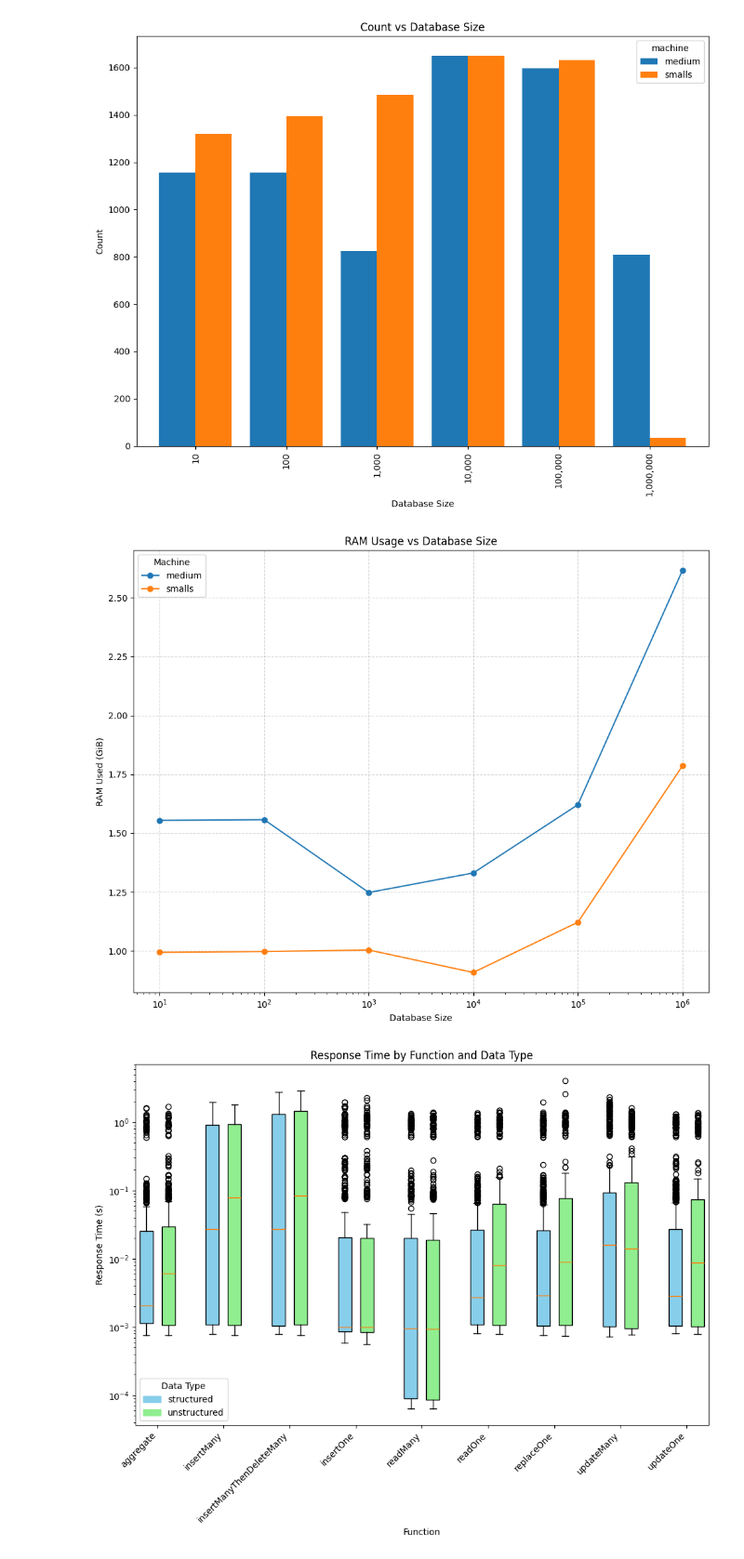
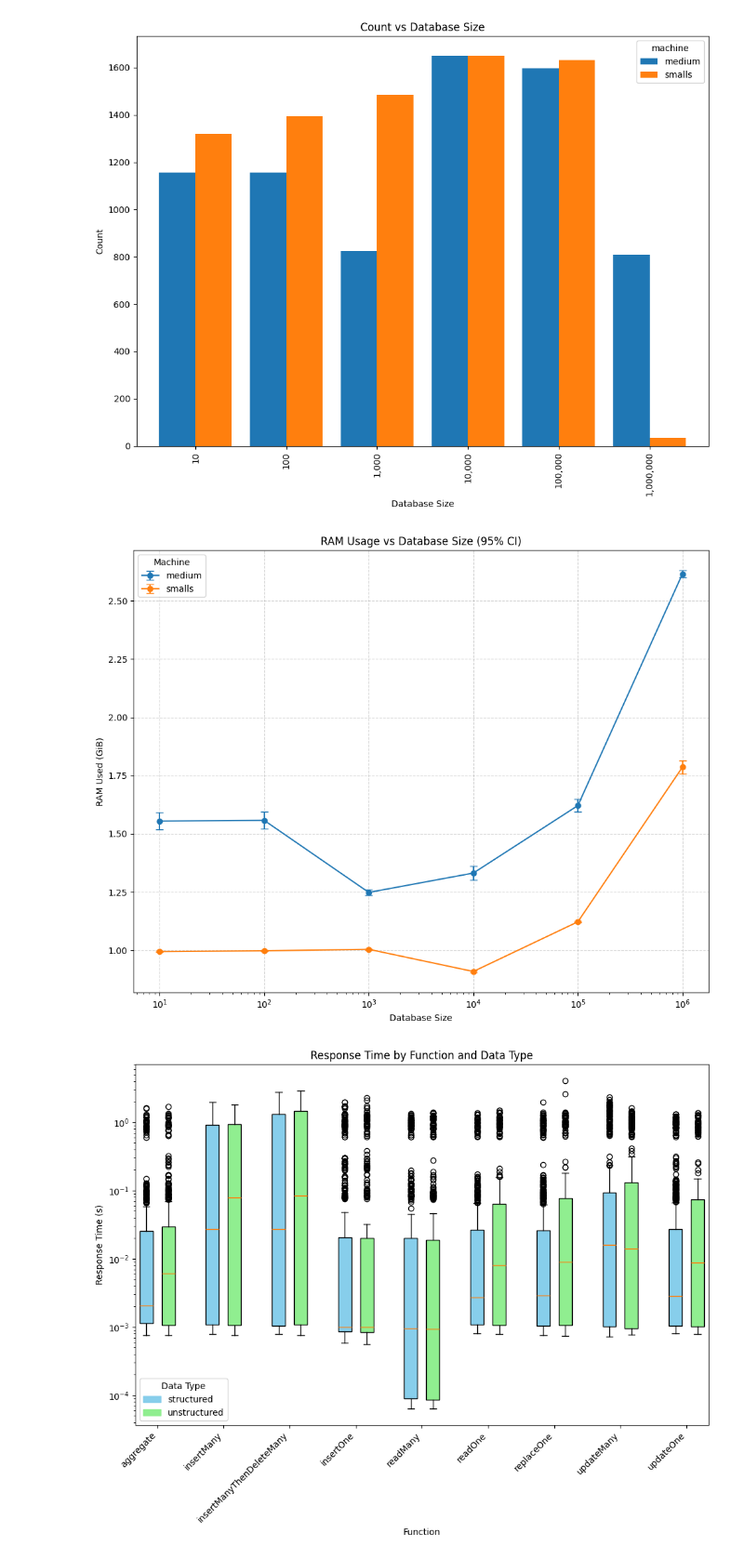
Before and after one commit to AhmadJanjua/MongoPerformance, a Jupyter notebook: src/analysis.ipynb, the cells around one changed output. Shown at 93% size. Cells and saved outputs as stored; diff of their text form; code cells hidden in the pictures.

```diff
--- a/src/analysis.ipynb
+++ b/src/analysis.ipynb
@@ -642,44 +643,39 @@ machineCountBarChart(t_df.copy(deep=True))
 # %% [output]
 [figure]
 # %%
-def ramUsageLinePlot(df: pd.DataFrame):
-    # get the average virtual memory used by RAM and db size
-    df = (
-        df
-        .groupby(["machine", "db_size"])
-        .agg({"virtual_used": "mean"})
-        .reset_index()
-    )
+def ramUsageLinePlotCI(df: pd.DataFrame):
+    # compute confidence interval
+    ci_df = CI(df, ["machine", "db_size"], "virtual_used")
 
     # create plot
-    plt.figure(figsize=(10,8))
+    plt.figure(figsize=(10, 8))
 
-    # go through each size and create line
-    for mach in df['machine'].unique():
-        # sort by db size
-        sub = df[df['machine'] == mach].sort_values('db_size')
+    # plot with error bars as confidence intervals
+    for mach in ci_df['machine'].unique():
+        sub = ci_df[ci_df['machine'] == mach].sort_values('db_size')
+        x = sub['db_size']
+        y = sub['mean']
+        yerr = [y - sub['ci_lower'], sub['ci_upper'] - y]
 
-        # plot
-        plt.plot(
-            sub['db_size'],
-            sub['virtual_used'],
-            marker='o',
+        plt.errorbar(
+            x, y, yerr=yerr,
+            marker='o', capsize=4,
             label=mach
         )
 
     # format
     plt.xscale('log')
     plt.xlabel('Database Size')
     plt.ylabel('RAM Used (GiB)')
-    plt.title('RAM Usage vs Database Size')
+    plt.title('RAM Usage vs Database Size (95% CI)')
     plt.legend(title='Machine')
     plt.grid(True, linestyle='--', alpha=0.5)
     plt.tight_layout()
     plt.show()
 
-ramUsageLinePlot(t_df.copy(deep=True))
+ramUsageLinePlotCI(t_df.copy(deep=True))
 # %% [output]
-[figure, old version]
+[figure, new version]
 # %%
 def functionBoxPlot(df: pd.DataFrame):
     # filter to have the most consistent data
```
Also changed, not shown: parts of 3 cells of this notebook.
